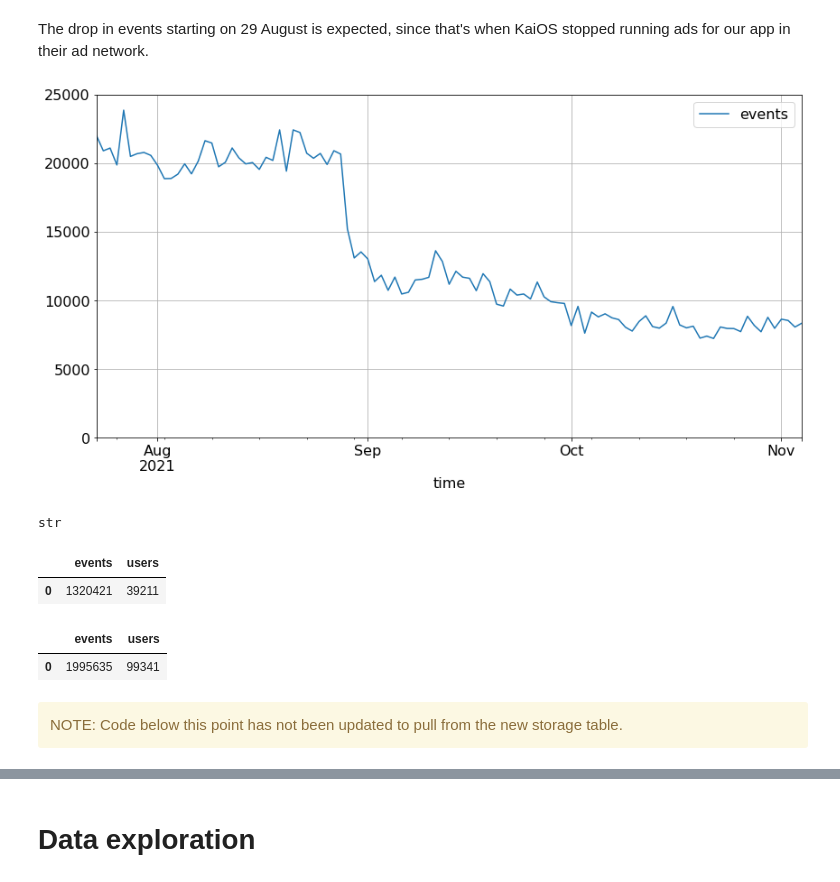
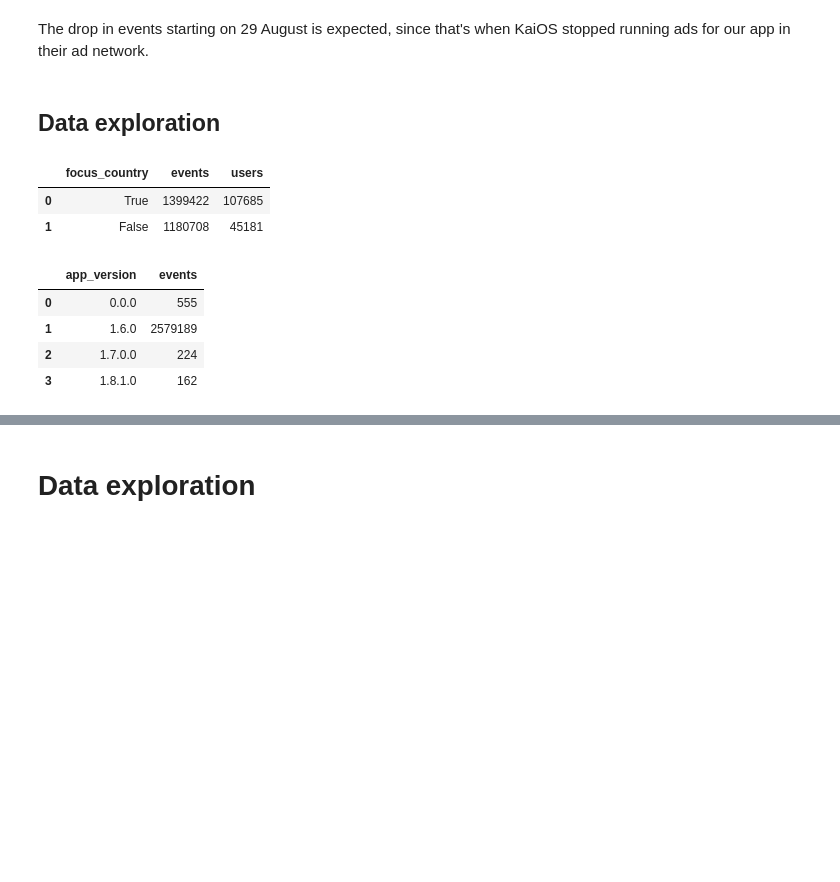
Before and after one commit to wikimedia-research/2021-KaiOS-app-homepage-content-suggestions, a Jupyter notebook: data_collection_and_exploration.ipynb, the cells around one changed output, grey strips where cells are left out. Drawn from its saved outputs; the diff is of its cells as text; code cells hidden in the pictures; blank space fills up the shorter version.

```diff
--- a/data_collection_and_exploration.ipynb
+++ b/data_collection_and_exploration.ipynb
@@ -87,48 +89,32 @@ WHERE
 """)
 # %% [markdown]
 The drop in events starting on 29 August is expected, since that's when KaiOS stopped running ads for our app in their ad network.
+# %% [markdown]
+## Data exploration
+# %%
+wmf.presto.run("""
+SELECT
+    country IN ('NG', 'PK', 'TZ', 'UG') as focus_country,
+    COUNT(*) AS events,
+    COUNT(DISTINCT user_id) AS users
+FROM nshahquinn.kaios_experiment_event_combined
+GROUP BY country IN ('NG', 'PK', 'TZ', 'UG')
+""")
+# %% [output]
+|  | focus_country | events | users |
+| 0 | True | 1399422 | 107685 |
+| 1 | False | 1180708 | 45181 |
 # %%
-(
-    wmf.presto.run("""
-        SELECT
-            DATE(FROM_ISO8601_TIMESTAMP(dt)) AS time,
-            COUNT(*) AS events
-        FROM nshahquinn.kaios_experiment_event
-        GROUP BY
-            DATE(FROM_ISO8601_TIMESTAMP(dt))
-        ORDER BY time
-    """).set_index("time")
-    .plot(ylim=(0, 25000))
-);
+wmf.presto.run("""
+SELECT
+    app_version,
+    COUNT(*) AS events
+FROM nshahquinn.kaios_experiment_event_combined
+GROUP BY app_version
+""")
 # %% [output]
-[figure, removed]
+|  | app_version | events |
+| 0 | 0.0.0 | 555 |
+| 1 | 1.6.0 | 2579189 |
+| 2 | 1.7.0.0 | 224 |
+| 3 | 1.8.1.0 | 162 |
-# %%
-type(_8.iloc[4, 0])
-# %% [output]
-str
-# %%
-wmf.presto.run("""
-SELECT
-    COUNT(*) AS events,
-    COUNT(DISTINCT user_id) AS users
-FROM neilpquinn.kaios_experiment_event
-WHERE country NOT IN ('NG', 'PK', 'TZ', 'UG')
-""")
-# %% [output]
-|  | events | users |
-| 0 | 1320421 | 39211 |
-# %%
-wmf.presto.run("""
-SELECT
-    COUNT(*) AS events,
-    COUNT(DISTINCT user_id) AS users
-FROM neilpquinn.kaios_experiment_event
-WHERE country IN ('NG', 'PK', 'TZ', 'UG')
-""")
-# %% [output]
-|  | events | users |
-| 0 | 1995635 | 99341 |
-# %% [markdown]
-<div class="alert alert-box alert-warning">
-NOTE: Code below this point has not been updated to pull from the new storage table.
-</div>
```
Also changed, not shown: parts of 29 cells of this notebook, 1 other file.
